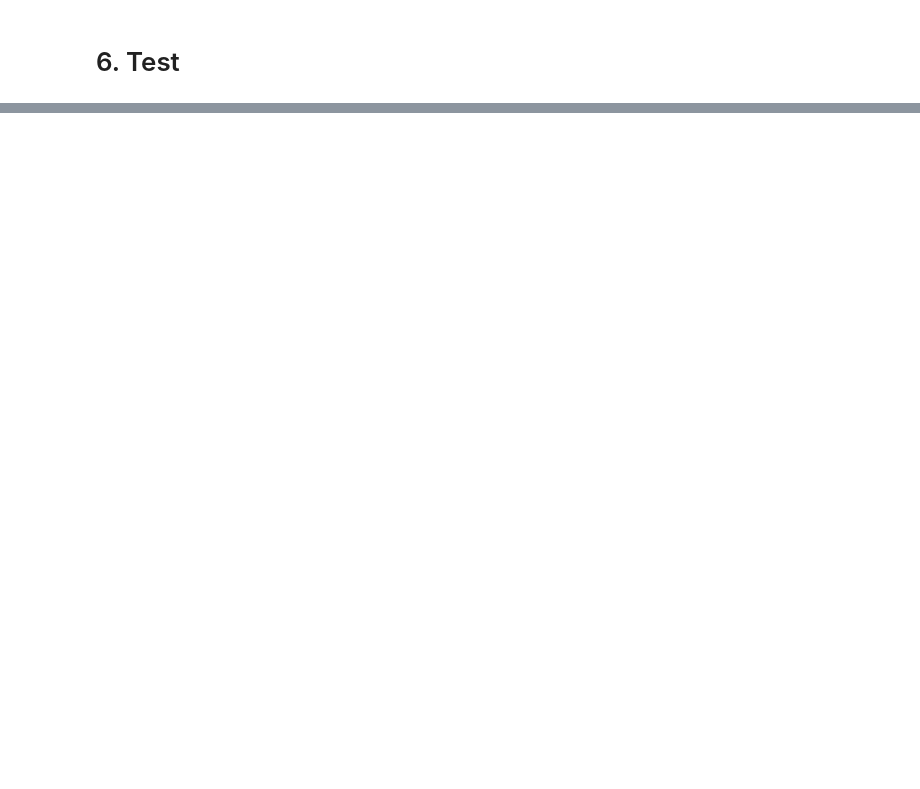
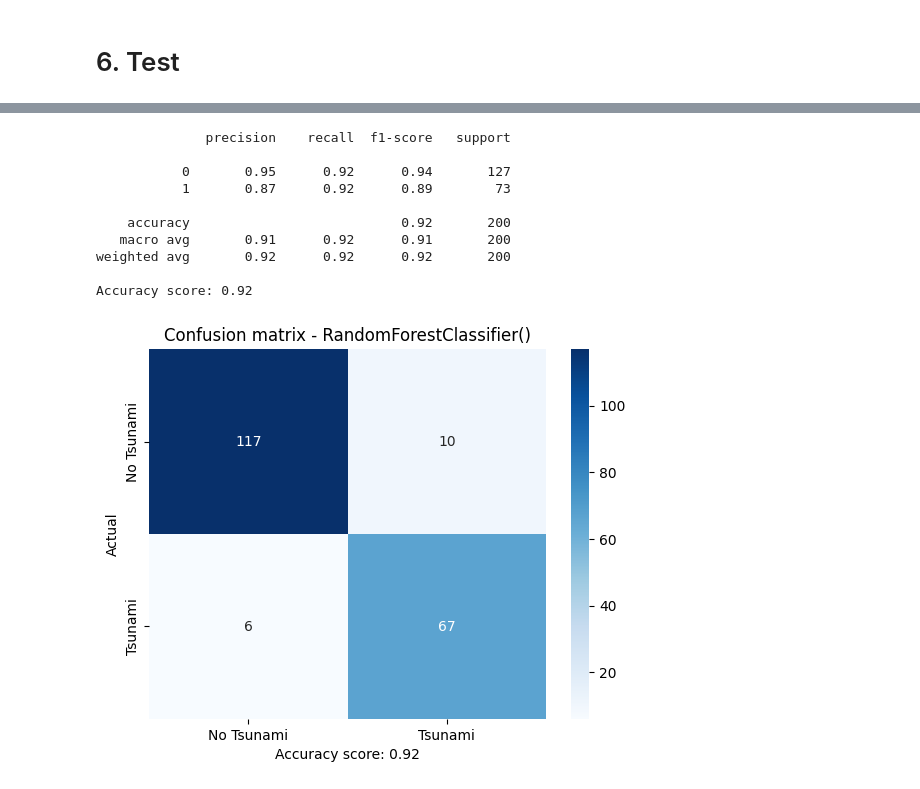
Before and after one commit to hopeiseverywhere/5002-final-proj, a Jupyter notebook: model.ipynb, the cells around one changed output, grey strips where cells are left out. Saved outputs shown, nothing was run; the diff lists cells and outputs as text; code cells hidden in the pictures; blank space fills up the shorter version.

```diff
--- a/model.ipynb
+++ b/model.ipynb
@@ -276,2 +295,23 @@ results.sort_values(by='val_accuracy', ascending=False)
 # %% [markdown]
 # 6. Test
+# %%
+def test_models(model, x_train, x_test,y_train, y_test):
+    model.fit(x_train, y_train)
+    # predict the test set
+    y_test_pred = model.predict(x_test)
+
+    # print the classification report
+    print(classification_report(y_test, y_test_pred))
+    score = (f'Accuracy score: {accuracy_score(y_test, y_test_pred)}')
+    print(score)
+
+    # plot the confusion matrix
+    cm = confusion_matrix(y_test, y_test_pred)
+    sns.heatmap(cm, annot=True, fmt='d', cmap='Blues')
+    plt.xlabel('Predicted')
+    plt.ylabel('Actual')
+    plt.xticks([0.5, 1.5], ['No Tsunami', 'Tsunami'])
+    plt.yticks([0.5, 1.5], ['No Tsunami', 'Tsunami'])
+    plt.title(f'Confusion matrix - {model}')
+    plt.xlabel(score)
+    plt.show()
@@ -278 +332,15 @@ results.sort_values(by='val_accuracy', ascending=False)
+# %%
+test_models(RandomForestClassifier(), X_train, X_test, y_train, y_test)
+# %% [output]
+              precision    recall  f1-score   support
+
+           0       0.95      0.92      0.94       127
+           1       0.87      0.92      0.89        73
+
+    accuracy                           0.92       200
+   macro avg       0.91      0.92      0.91       200
+weighted avg       0.92      0.92      0.92       200
+
+Accuracy score: 0.92
+[figure, added]
 # %%
```
Also changed, not shown: parts of 20 cells of this notebook.
